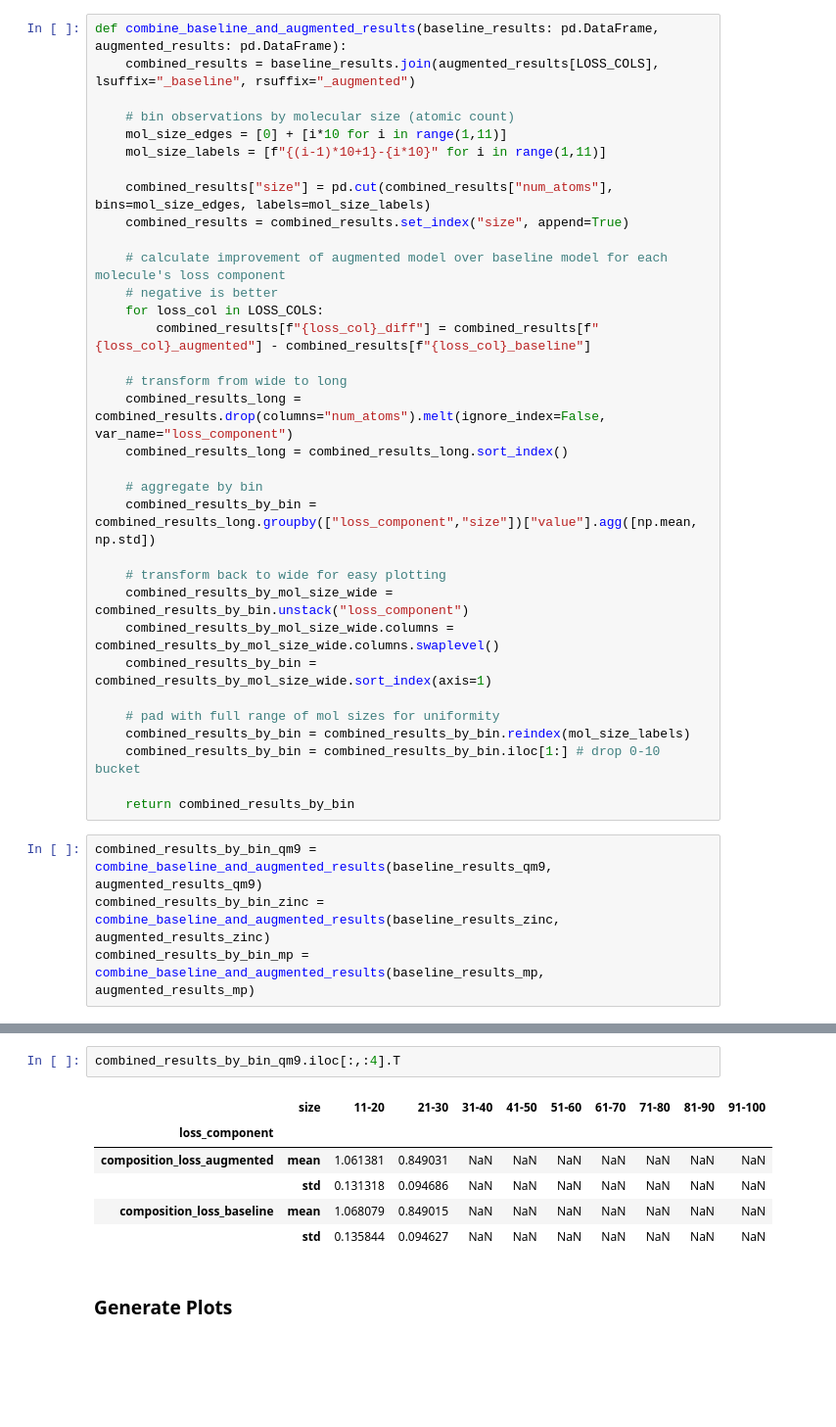
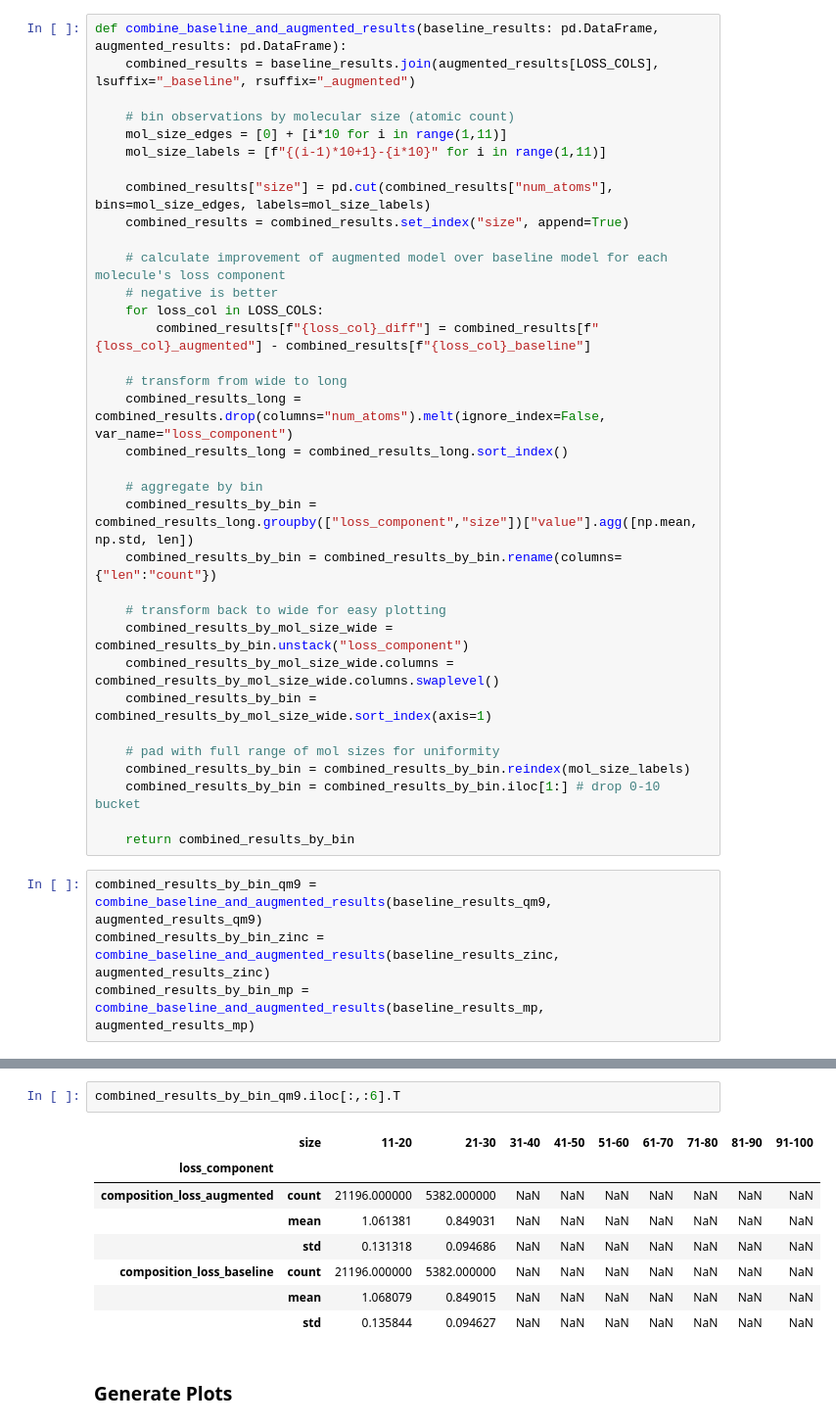
Before and after one commit to TyJK/cdvae, a Jupyter notebook: notebooks/Figure_Generation.ipynb, the cells around one changed output, grey strips where cells are left out. Shown at 98% size. Cells and saved outputs as stored; diff of their text form; blank space fills up the shorter version.

```diff
--- a/notebooks/Figure_Generation.ipynb
+++ b/notebooks/Figure_Generation.ipynb
@@ -38,7 +38,8 @@ def combine_baseline_and_augmented_results(baseline_results: pd.DataFrame, augme
     combined_results_long = combined_results_long.sort_index()
 
     # aggregate by bin
-    combined_results_by_bin = combined_results_long.groupby(["loss_component","size"])["value"].agg([np.mean, np.std])
+    combined_results_by_bin = combined_results_long.groupby(["loss_component","size"])["value"].agg([np.mean, np.std, len])
+    combined_results_by_bin = combined_results_by_bin.rename(columns={"len":"count"})
 
     # transform back to wide for easy plotting
     combined_results_by_mol_size_wide = combined_results_by_bin.unstack("loss_component")
@@ -57,11 +74,13 @@ combined_results_by_bin_mp = combine_baseline_and_augmented_results(baseline_res
 # %%
-combined_results_by_bin_qm9.iloc[:,:4].T
+combined_results_by_bin_qm9.iloc[:,:6].T
 # %% [output]
 |  | size | 11-20 | 21-30 | 31-40 | 41-50 | 51-60 | 61-70 | 71-80 | 81-90 | 91-100 |
 | loss_component |  |  |  |  |  |  |  |  |  |  |
-| composition_loss_augmented | mean | 1.061381 | 0.849031 | NaN | NaN | NaN | NaN | NaN | NaN | NaN |
+| composition_loss_augmented | count | 21196.000000 | 5382.000000 | NaN | NaN | NaN | NaN | NaN | NaN | NaN |
+|  | mean | 1.061381 | 0.849031 | NaN | NaN | NaN | NaN | NaN | NaN | NaN |
 |  | std | 0.131318 | 0.094686 | NaN | NaN | NaN | NaN | NaN | NaN | NaN |
-| composition_loss_baseline | mean | 1.068079 | 0.849015 | NaN | NaN | NaN | NaN | NaN | NaN | NaN |
+| composition_loss_baseline | count | 21196.000000 | 5382.000000 | NaN | NaN | NaN | NaN | NaN | NaN | NaN |
+|  | mean | 1.068079 | 0.849015 | NaN | NaN | NaN | NaN | NaN | NaN | NaN |
 |  | std | 0.135844 | 0.094627 | NaN | NaN | NaN | NaN | NaN | NaN | NaN |
 # %% [markdown]
 ### Generate Plots
```
Also changed, not shown: parts of 8 cells of this notebook.
